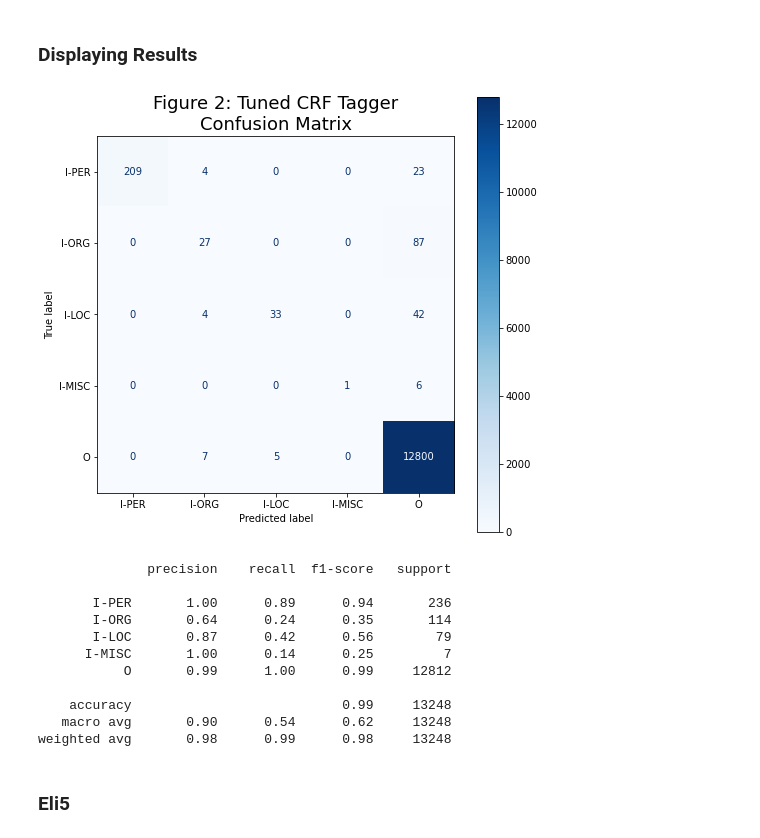
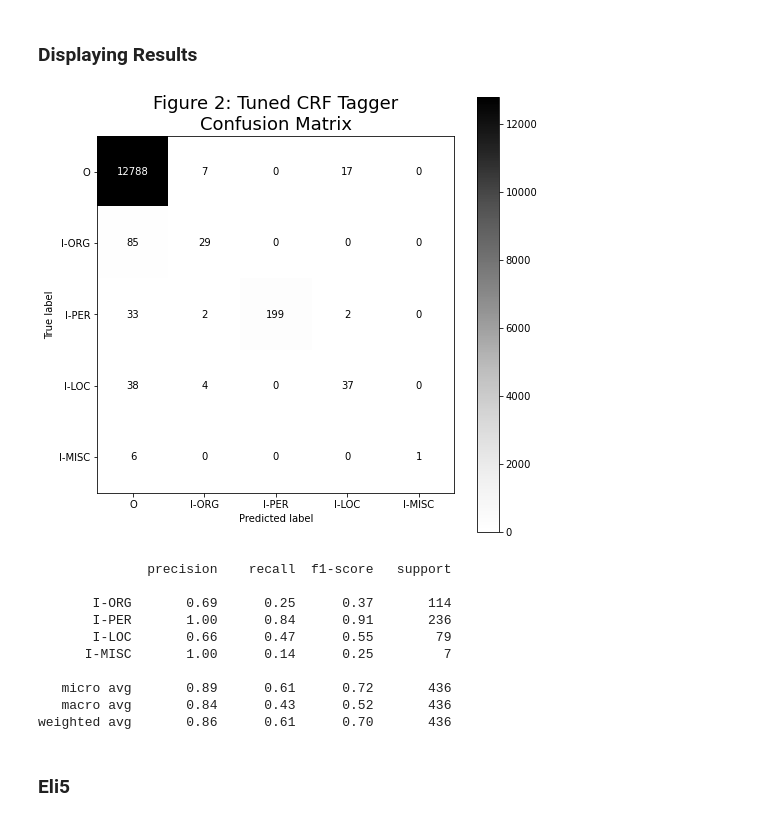
Before and after one commit to j4mes12/ITDA_Coursework, a Jupyter notebook: Task 2/Task2.ipynb, the cells around one changed output. Saved outputs shown, nothing was run; the diff lists cells and outputs as text; code cells hidden in the pictures.

Commit message:
plot colour changes

```diff
--- a/Task 2/Task2.ipynb
+++ b/Task 2/Task2.ipynb
@@ -138,2 +147,0 @@ f.evaluate_model(
-# %%
-y_pred = tagger.predict(X_val)
@@ -153,0 +150,18 @@ F1 Score (validation): 0.9089286487839587
+# %%
+c2_params = [0.1, 0.01, 0.001, 0.0001]
+
+for c2 in c2_params:
+
+    tuning_crf = CRF(
+        c1 = 1,
+        c2 = c2
+        ).fit(X_train, train_labels_ner)
+
+    evaluate = f.evaluate_model(
+        tuning_crf,
+        X_train = X_train,
+        X_val = X_val,
+        y_train = train_labels_ner,
+        y_val = val_labels_ner,)
+
+    print(f'c2: {c2}; train/test f1: {evaluate.loc[:, "F1 Score"].values}')
@@ -154,7 +173,7 @@ F1 Score (validation): 0.9089286487839587
 # %%
 tuned_crf = CRF(
     c1 = 1,
-    c2 = 0.0001
+    c2 = 0.01
 )
 
 tuned_crf.fit(X_train, train_labels_ner)
@@ -201,51 +222,51 @@ plt.show()
 # %% [markdown]
 ### Displaying Results
 # %%
-def create_confusion_matrix(y_true, y_pred, ner_labels):
+def create_confusion_matrix(model, X, y):
 
-    ner_labels.append('O')
+    y_pred = model.predict(X)
+    ner_labels = model.classes_
 
     fig, ax = plt.subplots(1, 1, figsize = (8, 8))
 
-    true = [label for sent_list in y_true for label in sent_list]
+    true = [label for sent_list in y for label in sent_list]
     pred = [label for sent_list in y_pred for label in sent_list]
 
     cm = confusion_matrix(true, pred, ner_labels)
 
     disp = ConfusionMatrixDisplay(confusion_matrix=cm, display_labels=ner_labels)
-    disp.plot(cmap = 'Blues', ax = ax)
+    disp.plot(cmap = 'Greys', ax = ax)
 
     plt.title('Figure 2: Tuned CRF Tagger\nConfusion Matrix', fontdict={'fontsize' : 18})
 
     plt.savefig('./crf_confusion_matrix.png')
 
     plt.show()
 
 create_confusion_matrix(
-    y_pred = tuned_crf.predict(X_test),
-    y_true = test_labels_ner,
-    ner_labels = labels
+    model = tuned_crf,
+    X = X_test,
+    y = test_labels_ner
 )
 # %% [output]
-[figure, old version]
+[figure, new version]
 # %%
 print(flat_classification_report(
     y_true=test_labels_ner,
     y_pred=tuned_crf.predict(X_test),
-    labels = labels
+    labels = ['I-ORG', 'I-PER', 'I-LOC', 'I-MISC']
 ))
 # %% [output]
               precision    recall  f1-score   support
 
-       I-PER       1.00      0.89      0.94       236
-       I-ORG       0.64      0.24      0.35       114
-       I-LOC       0.87      0.42      0.56        79
+       I-ORG       0.69      0.25      0.37       114
+       I-PER       1.00      0.84      0.91       236
+       I-LOC       0.66      0.47      0.55        79
       I-MISC       1.00      0.14      0.25         7
-           O       0.99      1.00      0.99     12812
 
-    accuracy                           0.99     13248
-   macro avg       0.90      0.54      0.62     13248
-weighted avg       0.98      0.99      0.98     13248
+   micro avg       0.89      0.61      0.72       436
+   macro avg       0.84      0.43      0.52       436
+weighted avg       0.86      0.61      0.70       436
 # %% [markdown]
 ### Eli5
 # %%
```
Also changed, not shown: parts of 20 cells of this notebook, 6 other files.
